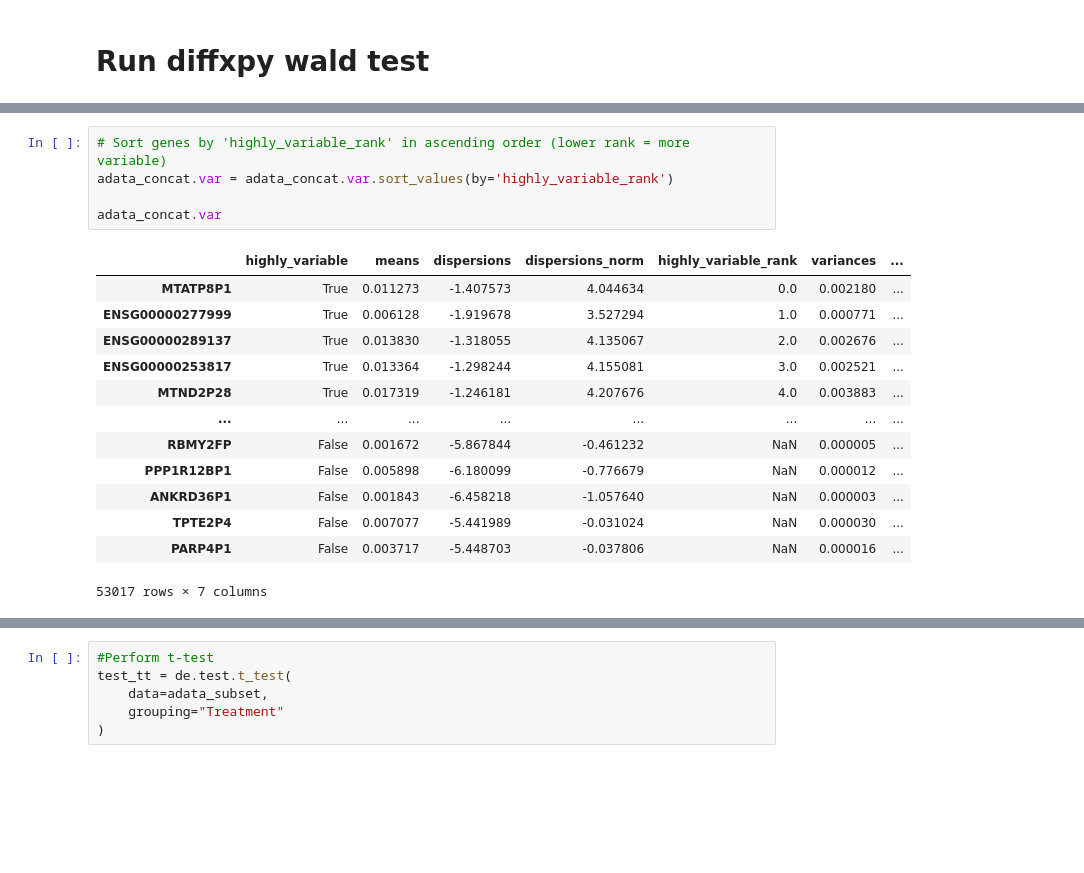
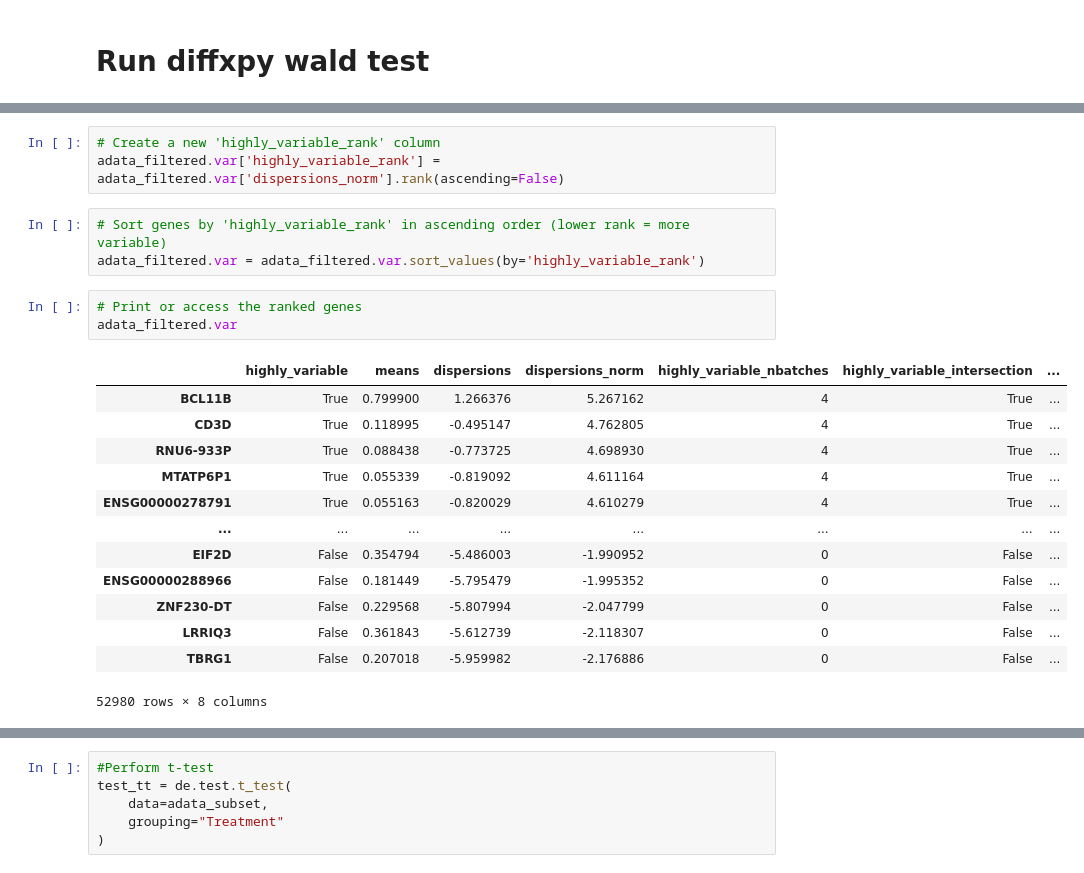
Before and after one commit to Droslj/scATAC-seq-complete-, a Jupyter notebook: scATAC_seq_(2)_DA_diffxpy.ipynb, the cells around one changed output, grey strips where cells are left out. Drawn from its saved outputs; the diff is of its cells as text; blank space fills up the shorter version.

```diff
--- a/scATAC_seq_(2)_DA_diffxpy.ipynb
+++ b/scATAC_seq_(2)_DA_diffxpy.ipynb
@@ -294,21 +280,25 @@ Required-by: batchglm
+# %%
+# Create a new 'highly_variable_rank' column
+adata_filtered.var['highly_variable_rank'] = adata_filtered.var['dispersions_norm'].rank(ascending=False)
 # %%
 # Sort genes by 'highly_variable_rank' in ascending order (lower rank = more variable)
-adata_concat.var = adata_concat.var.sort_values(by='highly_variable_rank')
-
-adata_concat.var
+adata_filtered.var = adata_filtered.var.sort_values(by='highly_variable_rank')
-# %% [output]
-|  | highly_variable | means | dispersions | dispersions_norm | highly_variable_rank | variances | ... |
-| MTATP8P1 | True | 0.011273 | -1.407573 | 4.044634 | 0.0 | 0.002180 | ... |
-| ENSG00000277999 | True | 0.006128 | -1.919678 | 3.527294 | 1.0 | 0.000771 | ... |
-| ENSG00000289137 | True | 0.013830 | -1.318055 | 4.135067 | 2.0 | 0.002676 | ... |
-| ENSG00000253817 | True | 0.013364 | -1.298244 | 4.155081 | 3.0 | 0.002521 | ... |
-| MTND2P28 | True | 0.017319 | -1.246181 | 4.207676 | 4.0 | 0.003883 | ... |
-| ... | ... | ... | ... | ... | ... | ... | ... |
-| RBMY2FP | False | 0.001672 | -5.867844 | -0.461232 | NaN | 0.000005 | ... |
-| PPP1R12BP1 | False | 0.005898 | -6.180099 | -0.776679 | NaN | 0.000012 | ... |
-| ANKRD36P1 | False | 0.001843 | -6.458218 | -1.057640 | NaN | 0.000003 | ... |
-| TPTE2P4 | False | 0.007077 | -5.441989 | -0.031024 | NaN | 0.000030 | ... |
-| PARP4P1 | False | 0.003717 | -5.448703 | -0.037806 | NaN | 0.000016 | ... |
-53017 rows × 7 columns
+# %%
+# Print or access the ranked genes
+adata_filtered.var
+# %% [output]
+|  | highly_variable | means | dispersions | dispersions_norm | highly_variable_nbatches | highly_variable_intersection | ... |
+| BCL11B | True | 0.799900 | 1.266376 | 5.267162 | 4 | True | ... |
+| CD3D | True | 0.118995 | -0.495147 | 4.762805 | 4 | True | ... |
+| RNU6-933P | True | 0.088438 | -0.773725 | 4.698930 | 4 | True | ... |
+| MTATP6P1 | True | 0.055339 | -0.819092 | 4.611164 | 4 | True | ... |
+| ENSG00000278791 | True | 0.055163 | -0.820029 | 4.610279 | 4 | True | ... |
+| ... | ... | ... | ... | ... | ... | ... | ... |
+| EIF2D | False | 0.354794 | -5.486003 | -1.990952 | 0 | False | ... |
+| ENSG00000288966 | False | 0.181449 | -5.795479 | -1.995352 | 0 | False | ... |
+| ZNF230-DT | False | 0.229568 | -5.807994 | -2.047799 | 0 | False | ... |
+| LRRIQ3 | False | 0.361843 | -5.612739 | -2.118307 | 0 | False | ... |
+| TBRG1 | False | 0.207018 | -5.959982 | -2.176886 | 0 | False | ... |
+52980 rows × 8 columns
 # %%
 # Subsample features (e.g., top 1000 highly variable genes)
```
Also changed, not shown: parts of 20 cells of this notebook.
